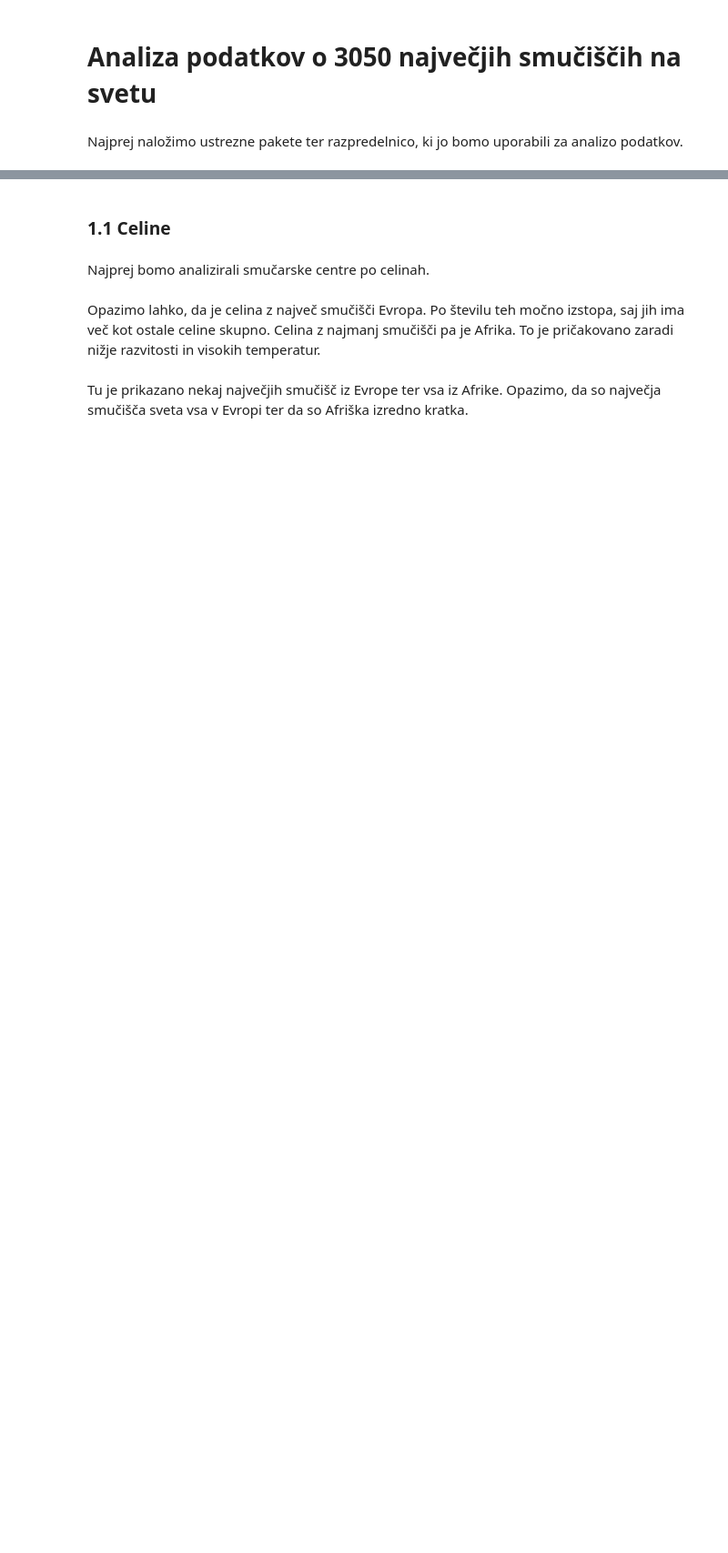
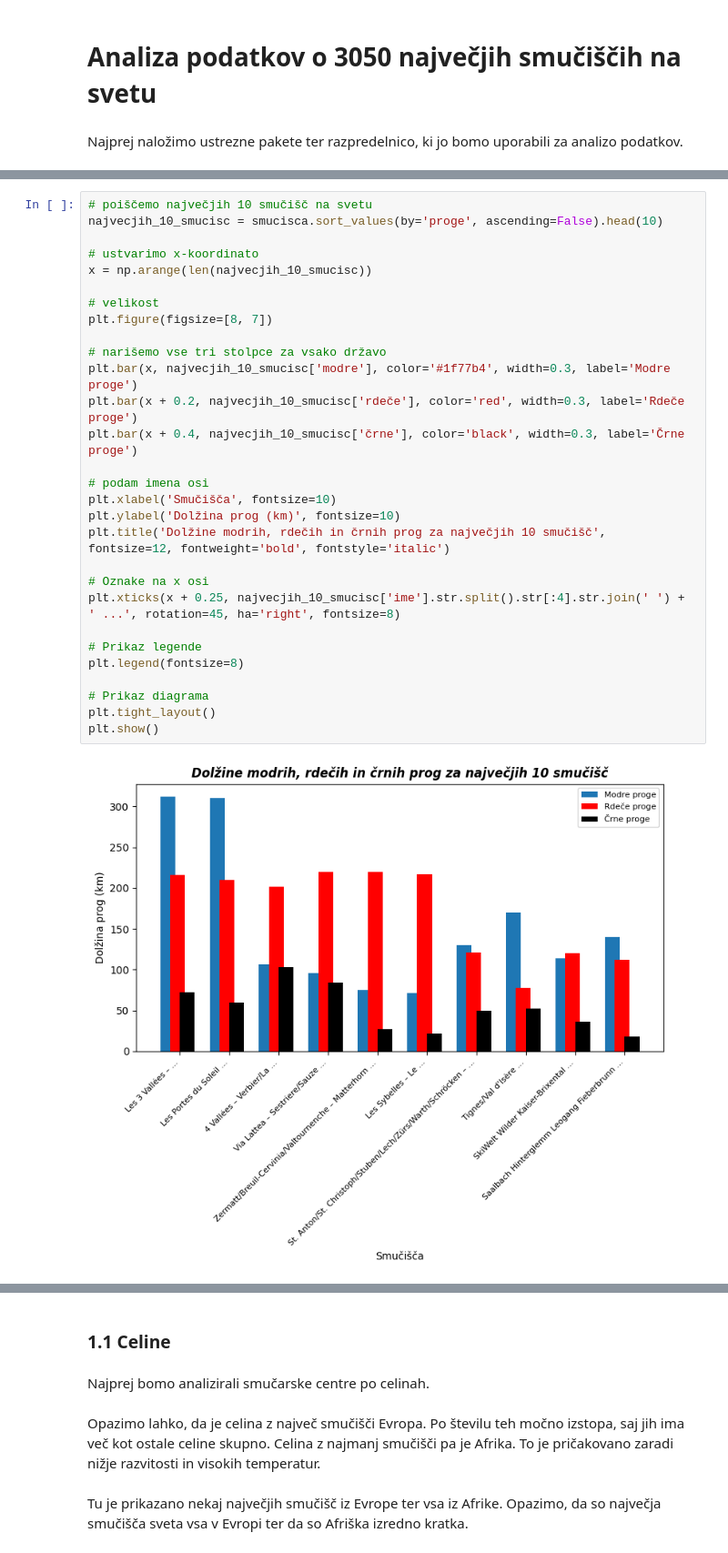
Before and after one commit to NejcZibret/ProjektnaNaloga2024, a Jupyter notebook: analiza.ipynb, the cells around one changed output, grey strips where cells are left out. Shown at 91% size. Cells and saved outputs as stored; diff of their text form; blank space fills up the shorter version.

```diff
--- a/analiza.ipynb
+++ b/analiza.ipynb
@@ -42,0 +96,31 @@ smucisca
+# %%
+# poiščemo največjih 10 smučišč na svetu
+najvecjih_10_smucisc = smucisca.sort_values(by='proge', ascending=False).head(10)
+
+# ustvarimo x-koordinato
+x = np.arange(len(najvecjih_10_smucisc))
+
+# velikost
+plt.figure(figsize=[8, 7])
+
+# narišemo vse tri stolpce za vsako državo
+plt.bar(x, najvecjih_10_smucisc['modre'], color='#1f77b4', width=0.3, label='Modre proge')
+plt.bar(x + 0.2, najvecjih_10_smucisc['rdeče'], color='red', width=0.3, label='Rdeče proge')
+plt.bar(x + 0.4, najvecjih_10_smucisc['črne'], color='black', width=0.3, label='Črne proge')
+
+# podam imena osi
+plt.xlabel('Smučišča', fontsize=10)
+plt.ylabel('Dolžina prog (km)', fontsize=10)
+plt.title('Dolžine modrih, rdečih in črnih prog za največjih 10 smučišč', fontsize=12, fontweight='bold', fontstyle='italic')
+
+# Oznake na x osi
+plt.xticks(x + 0.25, najvecjih_10_smucisc['ime'].str.split().str[:4].str.join(' ') + ' ...', rotation=45, ha='right', fontsize=8)
+
+# Prikaz legende
+plt.legend(fontsize=8)
+
+# Prikaz diagrama
+plt.tight_layout()
+plt.show()
+# %% [output]
+[figure, added]
```
Also changed, not shown: parts of 34 cells of this notebook, 3 other files.
